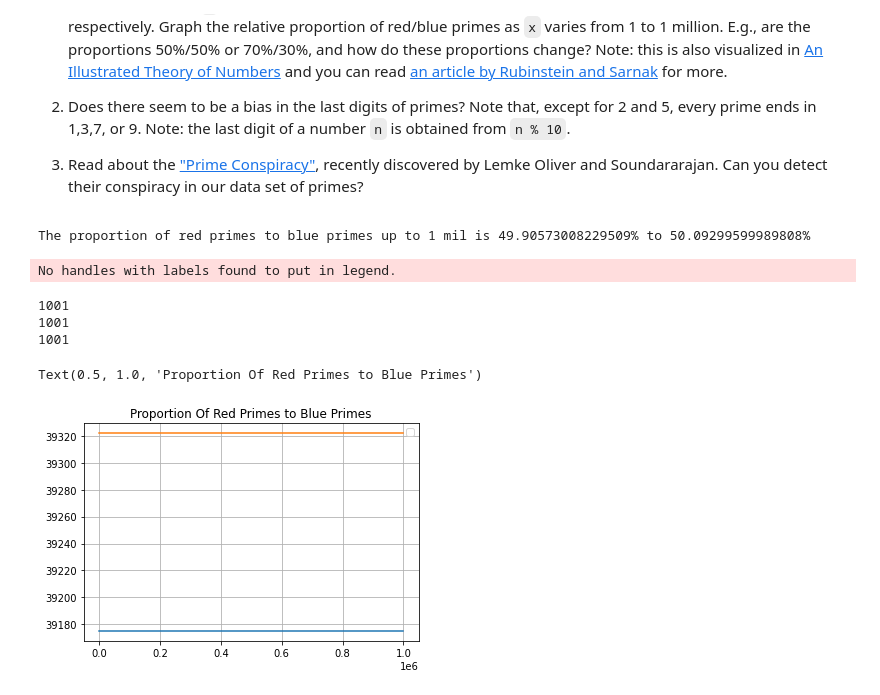
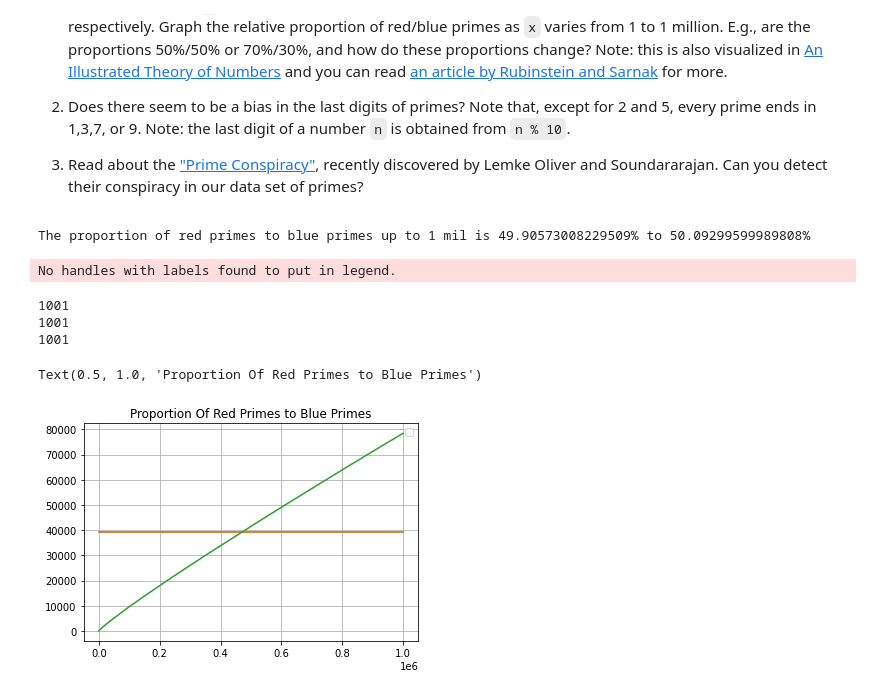
Before and after one commit to Gavin-Moss/Python-for-Math, a Jupyter notebook: P4M_Notebook_3.ipynb, the cells around one changed output. Cells and saved outputs as stored; diff of their text form; code cells hidden in the pictures.

```diff
--- a/P4M_Notebook_3.ipynb
+++ b/P4M_Notebook_3.ipynb
@@ -997,14 +995,10 @@ Observe that gaps of 2 (twin primes) are pretty frequent.  There are over 8000 o
 3.  Read about the ["Prime Conspiracy"](https://www.quantamagazine.org/mathematicians-discover-prime-conspiracy-20160313), recently discovered by Lemke Oliver and Soundararajan.  Can you detect their conspiracy in our data set of primes?
 # %%
 def redprimes_upto(x):
-  #totalprimes = where(isprime_list(x))
-  redprimes = len([p for p in primes if p % 4 == 1])
-  return redprimes
+    return len([p for p in primes if (p % 4 == 1)])
-# %%
-def blueprimes_upto(x):
-  #totalprimes = len(where(isprime_list(x)))
-  blueprimes = len([p for p in primes if p % 4 == 3])
-  return blueprimes
 # %%
 redprimes_upto(100000)
+# %%
+def blueprimes_upto(x):
+  return len([p for p in primes if (p % 4 == 3)])
 # %%
@@ -1012,30 +1006,34 @@ blueprimes_upto(1000000)
 # %%
 x_values = numpy.linspace(1,1000000,1001)
-totalprimes = len(where(isprime_list(1000000)))
-proportionOfRed = (redprimes_upto(1000000)/totalprimes)*100
-proportionOfBlue = (blueprimes_upto(1000000)/totalprimes)*100
+
+totalPrimes = where(isprime_list(1000000))
+totalNumPrimes = len(totalPrimes)
+
+proportionOfRed = (redprimes_upto(1000000)/totalNumPrimes)*100
+proportionOfBlue = (blueprimes_upto(1000000)/totalNumPrimes)*100
 
 print("The proportion of red primes to blue primes up to 1 mil is {}% to {}%".format(proportionOfRed, proportionOfBlue))
 
-Redy_values = numpy.array([redprimes_upto(x) for x in x_values])
-Bluey_values = numpy.array([blueprimes_upto(x) for x in x_values])
+Red_values = numpy.array([redprimes_upto(x) for x in x_values])
+Blue_values = numpy.array([blueprimes_upto(x) for x in x_values])
+pix_values = numpy.array([primes_upto(x) for x in x_values])
 
 print(len(x_values))
-print(len(Redy_values))
-print(len(Bluey_values))
+print(len(Red_values))
+print(len(Blue_values))
 
-#len(x_values) == len(y_values)
 %matplotlib inline
-plt.plot(x_values,Redy_values)
-plt.plot(x_values,Bluey_values)
+plt.plot(x_values,Red_values)
+plt.plot(x_values,Blue_values)
+plt.plot(x_values,pix_values)
 plt.grid(True)
 plt.legend()
 plt.title('Proportion Of Red Primes to Blue Primes')
 # %% [output]
 The proportion of red primes to blue primes up to 1 mil is 49.90573008229509% to 50.09299599989808%
 No handles with labels found to put in legend.
 1001
 1001
 1001
 Text(0.5, 1.0, 'Proportion Of Red Primes to Blue Primes')
-[figure, old version]
+[figure, new version]
```
Also changed, not shown: parts of 2 cells of this notebook.
